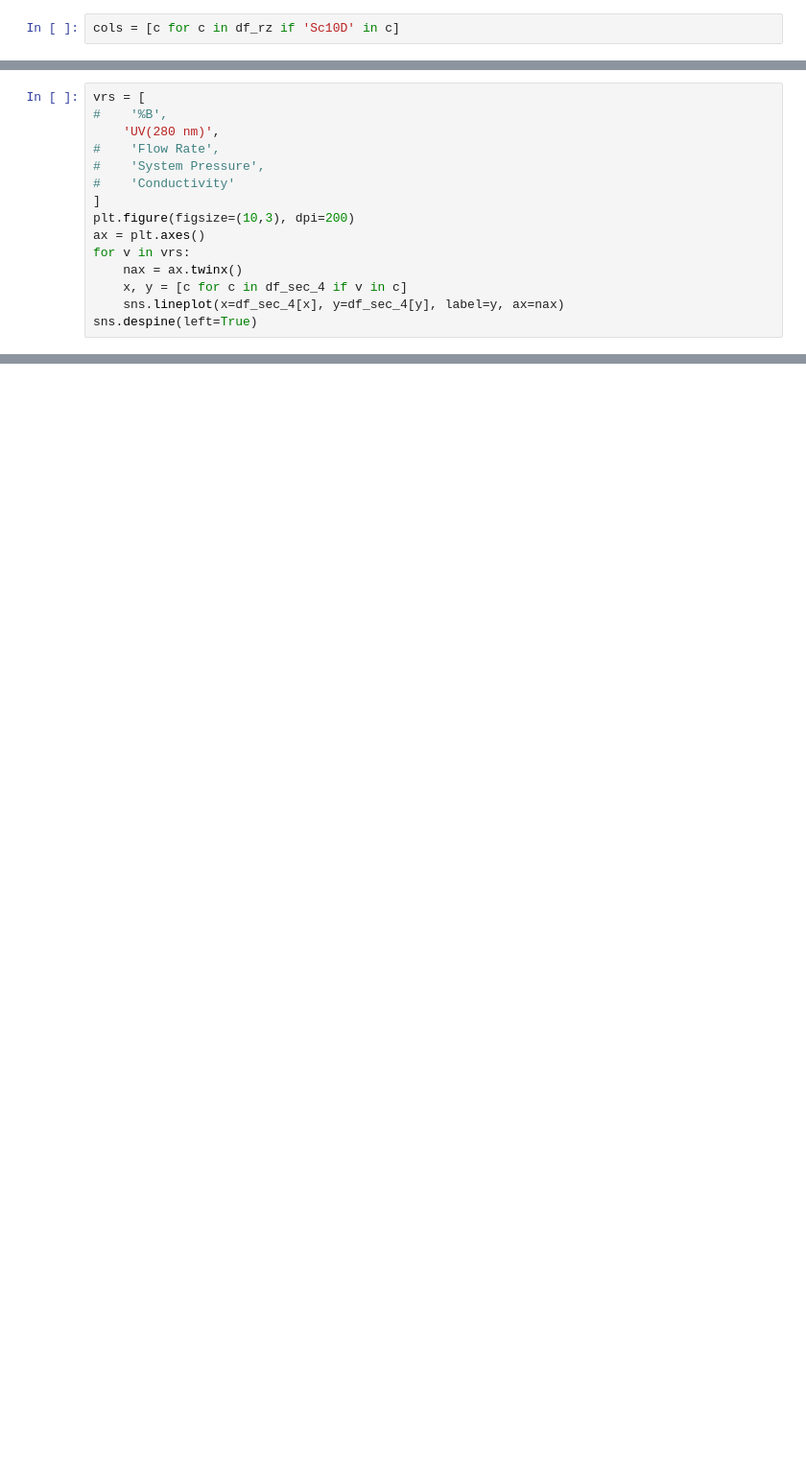
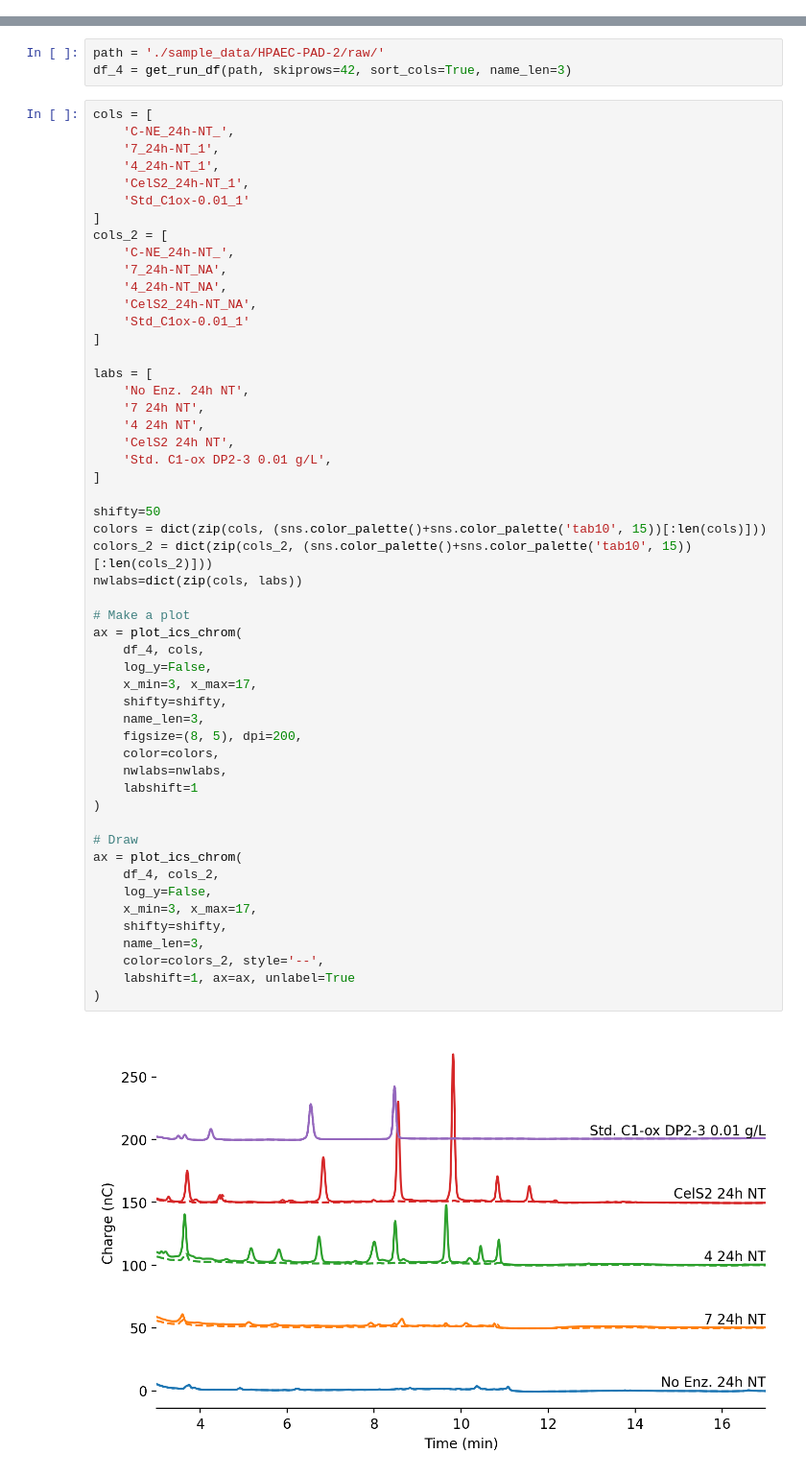
Before and after one commit to EstebanLT/HPLC, a Jupyter notebook: Chromatogram_figures.ipynb, the cells around one changed output, grey strips where cells are left out. Shown at 96% size. Drawn from its saved outputs; the diff is of its cells as text; blank space fills up the shorter version.

```diff
--- a/Chromatogram_figures.ipynb
+++ b/Chromatogram_figures.ipynb
@@ -844,2 +2,0 @@ ax = plot_ics_chrom(df_rz, cols,
-# %%
-cols = [c for c in df_rz if 'Sc10D' in c]
@@ -1068,15 +2,0 @@ list(set([c.split('_')[0] for c in df_sec]))
-# %%
-vrs = [
-#    '%B',
-    'UV(280 nm)',
-#    'Flow Rate',
-#    'System Pressure',
-#    'Conductivity'
-]
-plt.figure(figsize=(10,3), dpi=200)
-ax = plt.axes()
-for v in vrs:
-    nax = ax.twinx()
-    x, y = [c for c in df_sec_4 if v in c]
-    sns.lineplot(x=df_sec_4[x], y=df_sec_4[y], label=y, ax=nax)
-sns.despine(left=True)
@@ -1157,0 +248,57 @@ sns.despine(left=True)
+# %%
+path = './sample_data/HPAEC-PAD-2/raw/'
+df_4 = get_run_df(path, skiprows=42, sort_cols=True, name_len=3)
+# %%
+cols = [
+    'C-NE_24h-NT_',
+    '7_24h-NT_1',
+    '4_24h-NT_1',
+    'CelS2_24h-NT_1',
+    'Std_C1ox-0.01_1'
+]
+cols_2 = [
+    'C-NE_24h-NT_',
+    '7_24h-NT_NA',
+    '4_24h-NT_NA',
+    'CelS2_24h-NT_NA',
+    'Std_C1ox-0.01_1'
+]
+
+labs = [
+    'No Enz. 24h NT',
+    '7 24h NT',
+    '4 24h NT',
+    'CelS2 24h NT',
+    'Std. C1-ox DP2-3 0.01 g/L',
+]
+
+shifty=50
+colors = dict(zip(cols, (sns.color_palette()+sns.color_palette('tab10', 15))[:len(cols)]))
+colors_2 = dict(zip(cols_2, (sns.color_palette()+sns.color_palette('tab10', 15))[:len(cols_2)]))
+nwlabs=dict(zip(cols, labs))
+
+# Make a plot
+ax = plot_ics_chrom(
+    df_4, cols,
+    log_y=False,
+    x_min=3, x_max=17,
+    shifty=shifty,
+    name_len=3,
+    figsize=(8, 5), dpi=200,
+    color=colors,
+    nwlabs=nwlabs,
+    labshift=1
+)
+
+# Draw
+ax = plot_ics_chrom(
+    df_4, cols_2,
+    log_y=False,
+    x_min=3, x_max=17,
+    shifty=shifty,
+    name_len=3,
+    color=colors_2, style='--',
+    labshift=1, ax=ax, unlabel=True
+)
+# %% [output]
+[figure, added]
```
Also changed, not shown: parts of 79 cells of this notebook.
